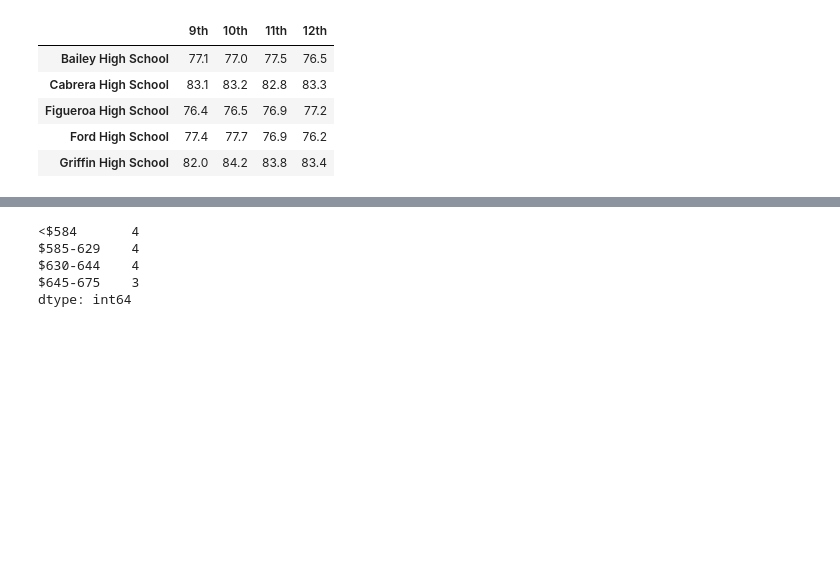
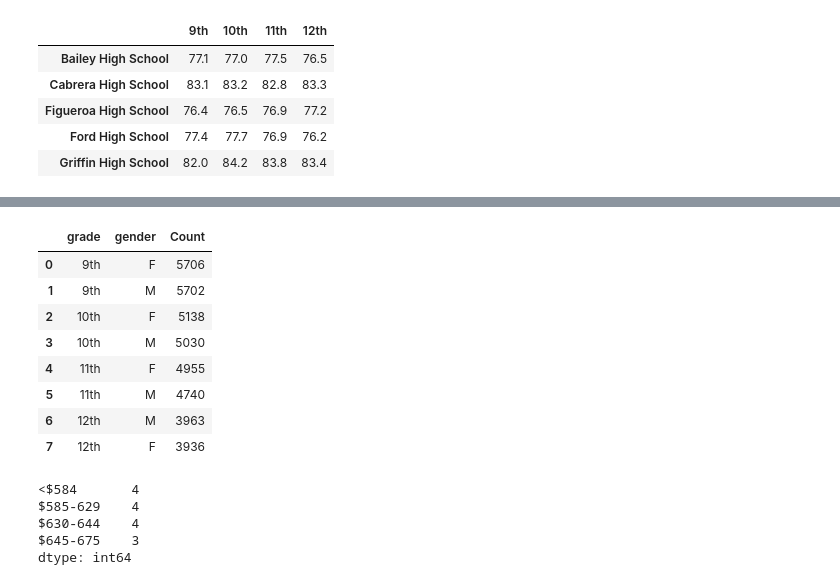
Before and after one commit to hjx2019/School_District_Analysis, a Jupyter notebook: PyCitySchool.ipynb, the cells around one changed output, grey strips where cells are left out. Saved outputs shown, nothing was run; the diff lists cells and outputs as text; code cells hidden in the pictures; blank space fills up the shorter version.

```diff
--- a/PyCitySchool.ipynb
+++ b/PyCitySchool.ipynb
@@ -319,3 +319,19 @@ math_pivot
+# %%
+test_df=student_school_df.set_index('student_name')
+
+gender_df= test_df[['grade','gender']].value_counts().reset_index()
+gender_df.rename(columns={0:'Count'},inplace=True)
+gender_df
+# %% [output]
+|  | grade | gender | Count |
+| 0 | 9th | F | 5706 |
+| 1 | 9th | M | 5702 |
+| 2 | 10th | F | 5138 |
+| 3 | 10th | M | 5030 |
+| 4 | 11th | F | 4955 |
+| 5 | 11th | M | 4740 |
+| 6 | 12th | M | 3963 |
+| 7 | 12th | F | 3936 |
 # %%
 # 4.11.1 Cut the per_school_capita into the spending ranges.
 spending_bins = [0, 585, 630, 645, 675]
```
Also changed, not shown: parts of 4 cells of this notebook, 1 other file.
